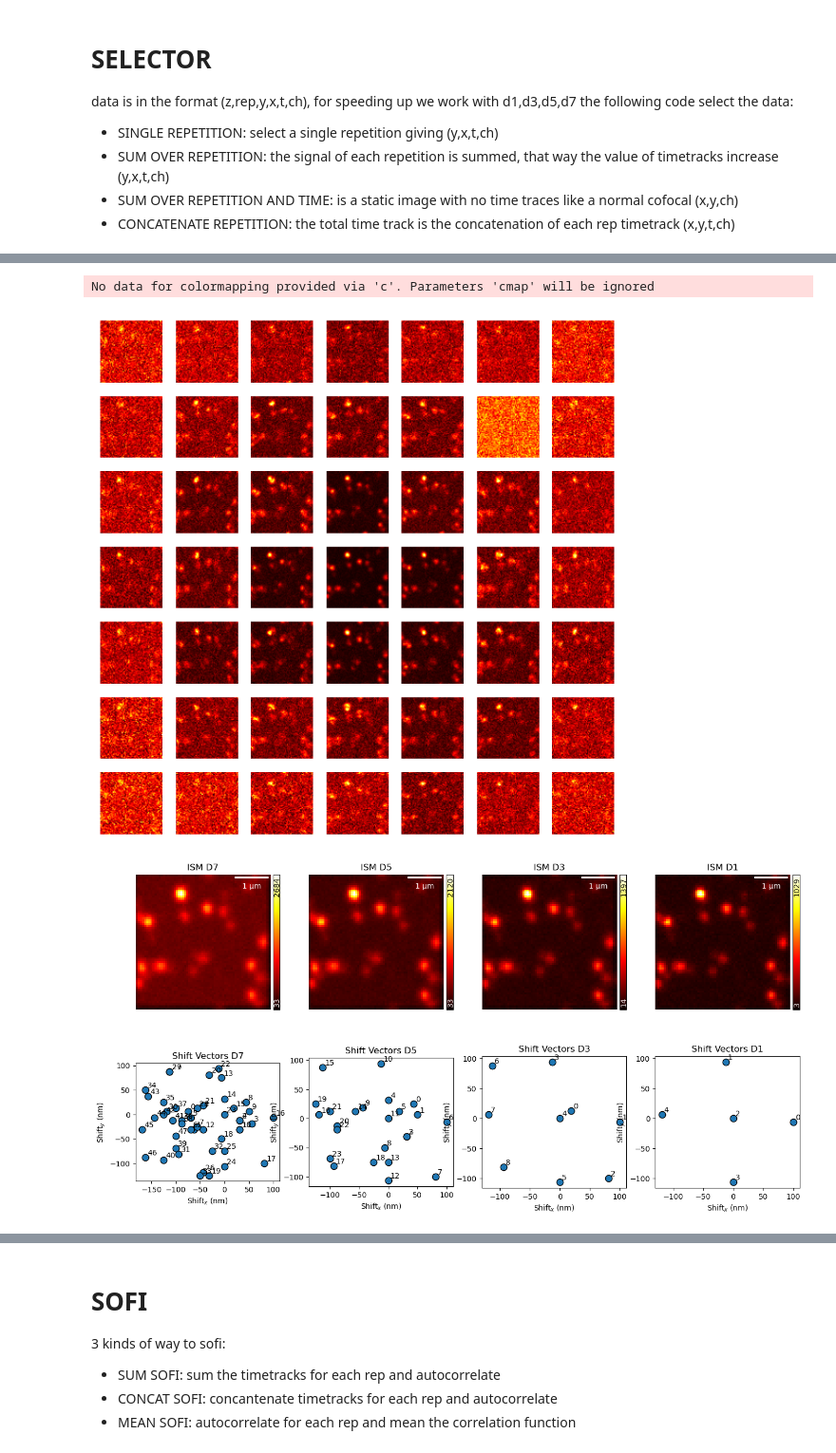
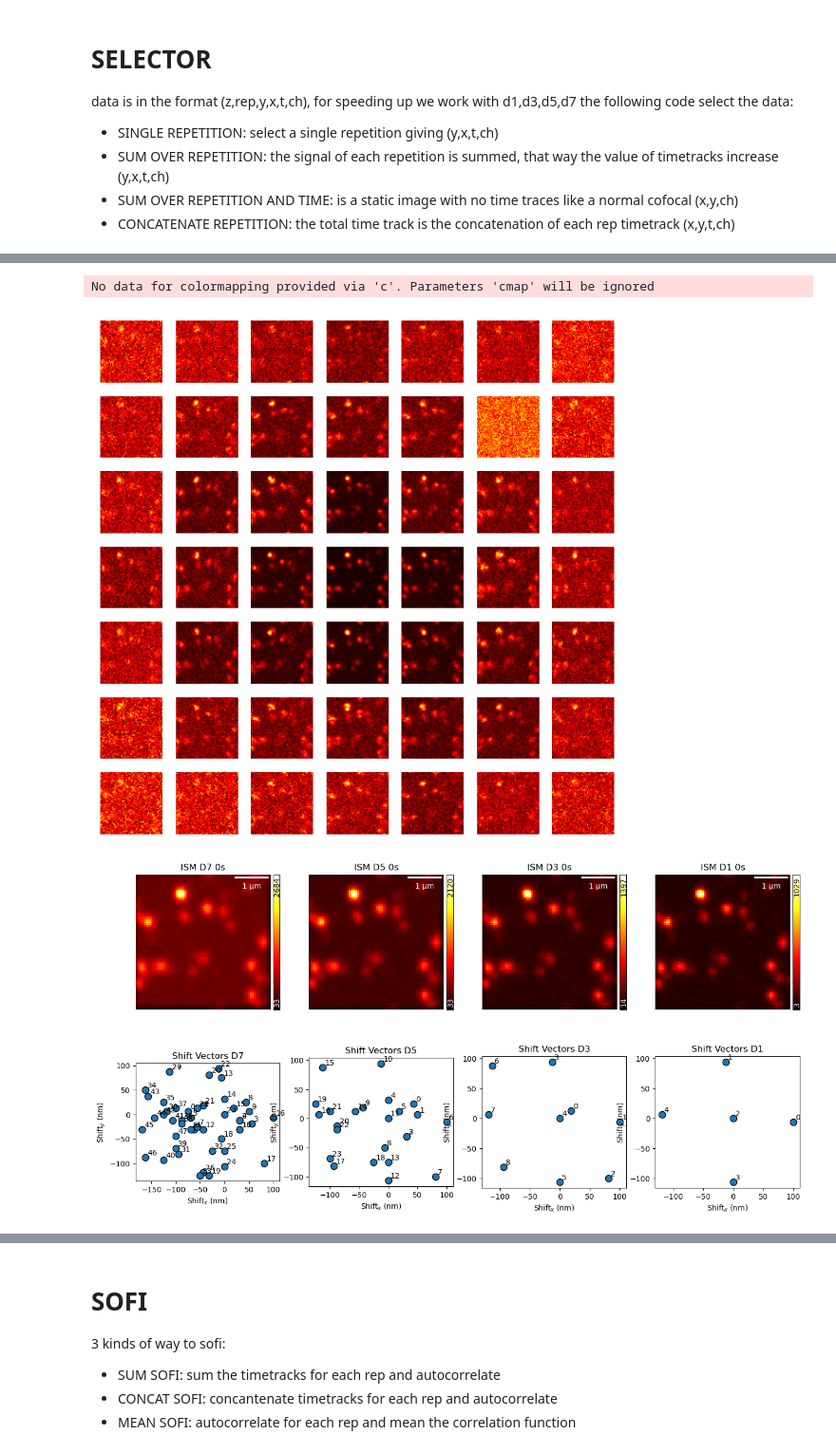
Before and after one commit to CarminatiGiovanni/tesi, a Jupyter notebook: SOFI_ISM_SOFISM GIO FAST.ipynb, the cells around one changed output, grey strips where cells are left out. Shown at 95% size. Saved outputs shown, nothing was run; the diff lists cells and outputs as text; code cells hidden in the pictures.

```diff
--- a/SOFI_ISM_SOFISM GIO FAST.ipynb
+++ b/SOFI_ISM_SOFISM GIO FAST.ipynb
@@ -371,5 +381,5 @@ data [z,r,y,x,t,ch] <br> d3, d5, d1 [y,x,t,ch] <br>datacut [y,x,t,ch] (- spad 12
 # %%
-# ISM
+# RUN ISM
 #############################################################################################
 # CHECK FINGERPRINT
 ############################################################################################
@@ -389,7 +399,7 @@ for i in range(7):
         # ax[1].text(j-0.3,i, str(round(fingerprint_meta[i,j]*100/fingerprint_meta[c,c])) + '%', color='limegreen')
         # ax[1].set_title('Software fingerprint')
 
-fig_1 = gra.ShowDataset(np.sum(data,axis=(z_i,rep_i,t_i)),normalize = False, colorbar=False)
+fig_1 = gra.ShowDataset(np.sum(data,axis=(z_i,rep_i,t_i)),normalize = False, colorbar=False) # SHOW 49 images
 
 #############################################################################################
 # data initialization
@@ -400,89 +410,93 @@ index5_fix=[8,9,10,11,14,15,16,17,18,21,22,23,24,25,28,29,30,31,32,35,36,37,38,3
 index3_fix=[15,16,17,22,23,24,29,30,31]
 index1_fix=[16,22,23,24,30]
 
+# datacut = d7 - spad12
 datacut = np.sum(np.delete(data, 12,5)[0,:,:,:,:],axis=(0,3))[...] #Remove SPAD 12 -> output (y,x,ch)
 d3 = datacut[:,:,index3_fix]
 d5 = datacut[:,:,index5_fix]
 d1 = datacut[:,:,index1_fix]
 d7 = datacut[:,:,index7_fix]
 
-
-#############################################################################################
-# center cofocal image
-############################################################################################
-
-# img_sum = datacut[:,:,24-1]
-
-# gra.ShowImg(img_sum, pxsize_x = pxsizex)
-# plt.title('center spad, time summed')
-# plt.show()
-
 #############################################################################################
 # APR
 ############################################################################################
 
 #ISM image
-usf = 10  #upsampling factor = subpixel precision
-ref_D5 = 11 #reference image to compute the shift vectors
-ref_D3 = 4 #reference image to compute the shift vectors
-ref_D7 = 23
-ref_D1 = 2
+usf = 10  # upsampling factor = subpixel precision
+ref_D5 = 11 # reference image to compute the shift vectors (center spad)
+ref_D3 = 4  # reference image to compute the shift vectors (center spad)
+ref_D7 = 23 # reference image to compute the shift vectors (center spad)
+ref_D1 = 2 # reference image to compute the shift vectors (center spad)
 
 
-### PUT THERE d3 d1 d5 d7 quello che esce meglio
-
+start = time()
 shift_vec7, ISM_D7_CH = apr.APR(d7, usf, ref_D7, filter_sigma=1, pxsize = pxsizex*1000) #pxsize in nm
 ISM_D7 = ISM_D7_CH.sum(axis=2)
+end = time()
+TIME_ISM_D7 = end - start
 
+start = time()
 shift_vec5, ISM_D5_CH = apr.APR(d5, usf, ref_D5, filter_sigma=1, pxsize = pxsizex*1000) #pxsize in nm
 ISM_D5 = ISM_D5_CH.sum(axis=2)
+end = time()
+TIME_ISM_D5 = end - start
 
+start = time()
 shift_vec3, ISM_D3_CH = apr.APR(d3, usf, ref_D3, filter_sigma=1, pxsize = pxsizex*1000)
 ISM_D3 = ISM_D3_CH.sum(axis=2)
+end = time()
+TIME_ISM_D3 = end - start
 
+start = time()
 shift_vec1, ISM_D1_CH = apr.APR(d1, usf, ref_D1, filter_sigma=1, pxsize = pxsizex*1000)
 ISM_D1 = ISM_D1_CH.sum(axis=2)
+end = time()
+TIME_ISM_D1 = end - start
 
 fig, ax = plt.subplots(2, 4, figsize=(4*4,8))
 
 gra.ShowImg(ISM_D7, pxsize_x = pxsizex, fig = fig, ax = ax[0,0])
-ax[0,0].set_title('ISM D7')
+ax[0,0].set_title('ISM D7 ' + str(int(TIME_ISM_D7)) + 's')
 gra.PlotShiftVectors(shift_vec7, fig = fig, ax = ax[1,0])
 ax[1,0].set_title('Shift Vectors D7')
 
 gra.ShowImg(ISM_D5, pxsize_x = pxsizex, fig = fig, ax = ax[0,1])
-ax[0,1].set_title('ISM D5')
+ax[0,1].set_title('ISM D5 ' + str(int(TIME_ISM_D5)) + 's')
 gra.PlotShiftVectors(shift_vec5, fig = fig, ax = ax[1,1])
 ax[1,1].set_title('Shift Vectors D5')
 
 gra.ShowImg(ISM_D3, pxsize_x = pxsizex, fig = fig, ax = ax[0,2])
-ax[0,2].set_title('ISM D3')
+ax[0,2].set_title('ISM D3 ' + str(int(TIME_ISM_D3)) + 's')
 gra.PlotShiftVectors(shift_vec3, fig = fig, ax = ax[1,2])
 ax[1,2].set_title('Shift Vectors D3')
 
 gra.ShowImg(ISM_D1, pxsize_x = pxsizex, fig = fig, ax = ax[0,3])
-ax[0,3].set_title('ISM D1')
+ax[0,3].set_title('ISM D1 ' + str(int(TIME_ISM_D1)) + 's')
 gra.PlotShiftVectors(shift_vec1, fig = fig, ax = ax[1,3])
 ax[1,3].set_title('Shift Vectors D1')
 
 plt.show()
 
 #############################################################################################
 # ISM VS SPAD
 ############################################################################################
 
 fig, ax = plt.subplots(1, 2, figsize=(15,10))
 
 gra.ShowImg(CENTRAL_SPAD[:,:], pxsize_x = pxsizex, fig = fig, ax = ax[0]) #[422:512,45:135]
 ax[0].set_title('Confocal central spad')
 
 gra.ShowImg(ISM_D5[:,:], pxsize_x = pxsizex, fig = fig, ax = ax[1]) #[320:356,206:242]
 ax[1].set_title('ISM D5')
 plt.show()
+
+del d1,d3,d5,d7
+del ISM_D1_CH, ISM_D3_CH, ISM_D5_CH, ISM_D7_CH
+del shift_vec1, shift_vec3, shift_vec5, shift_vec7
 # %% [output]
 No data for colormapping provided via 'c'. Parameters 'cmap' will be ignored
 [figure]
-[figure, old version]
+[figure, new version]
 [figure]
 # %% [markdown]
 # SOFI
```
Also changed, not shown: parts of 19 cells of this notebook, 2 other files.
